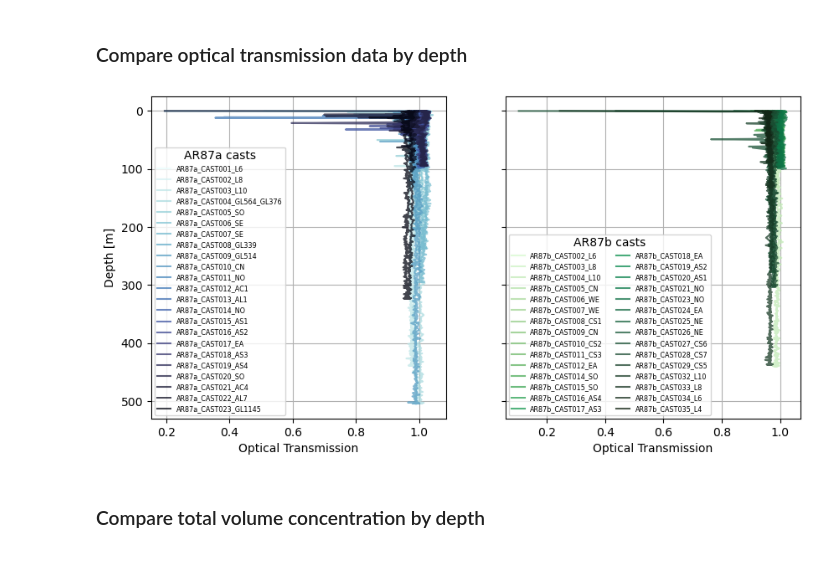
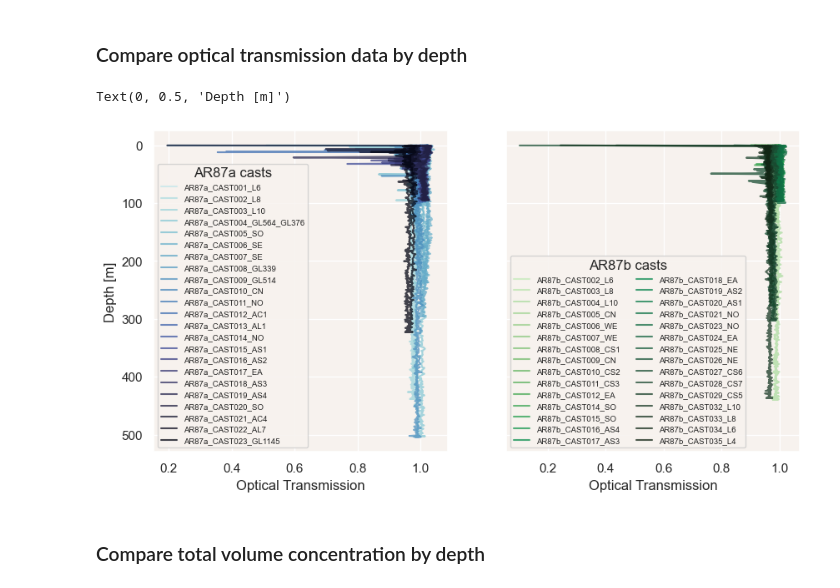
Before and after one commit to cooleyky/prtsz_deep_dive, a Jupyter notebook: pioneer21-lisst-characterization.ipynb, the cells around one changed output. Drawn from its saved outputs; the diff is of its cells as text; code cells hidden in the pictures.

Commit message:
Improve cast profile visualizations

```diff
--- a/pioneer21-lisst-characterization.ipynb
+++ b/pioneer21-lisst-characterization.ipynb
@@ -98,6 +99,8 @@ def scrape_lisst_list(readme_file):
     return pairs
 # %%
 # Define plotting and colormap functions
+sns.set_style("darkgrid", {"axes.facecolor": "F7F2EE"})
+
 def addprofile2axes(ax, data, variable, color, legendtitle=None, legendcol=1):
     ax.plot(data[variable], data["depth"],
              c=color, label=data.cast, alpha = 0.75)
@@ -107,12 +110,12 @@ def addprofile2axes(ax, data, variable, color, legendtitle=None, legendcol=1):
 
 def rgb_from_dict(list_in, cmap):
     # Get dictionary for colormap with one color for each cast
-    cmdict = cmocean.tools.get_dict(cmap, N=len(list_in))
+    cmdict = cmocean.tools.get_dict(cmap, N=len(list_in)+2)
     # Make lists of RGB values for cast loop
     red = [float(x[1]) for x in cmdict["red"]]
     green = [float(x[1]) for x in cmdict["green"]]
     blue = [float(x[1]) for x in cmdict["blue"]]
-    rgb = list(zip(red, green, blue,))
+    rgb = list(zip(red, green, blue))
     return rgb
 # %%
 # # Define additional plotting function to split data
@@ -298,7 +301,7 @@ def plot_lisst_profiles(lisst_casts, rgb, current_axes, param, legendtitle=None,
     n = 0
     loop = lisst_casts.copy()
     while len(loop)>0:
-        color = rgb[n]
+        color = rgb[n+2]
         key, value = loop.pop(0)
         lisst_path = RDA_URL + value
         lisst_ds = load_lisst(lisst_path, csvhdr)
@@ -312,23 +315,24 @@ def plot_lisst_profiles(lisst_casts, rgb, current_axes, param, legendtitle=None,
 # %%
 # Plot optical transmission for each leg
 fig, ax0 = plt.subplots(1, 2, figsize=(10,5), sharey=True)
 
 # loop through list of AR87a files
 ax0[0] = plot_lisst_profiles(pairs87a, rgb_a, ax0[0],
                              "optical_transmission", legendtitle="AR87a casts")
 
 # loop through list of AR87b files
 ax0[1] = plot_lisst_profiles(pairs87b, rgb_b, ax0[1],
                              "optical_transmission", legendtitle="AR87b casts",
                              legendcol=2)
 
 # Add final figure elements
 ax0[0].invert_yaxis()
-ax0[0].grid()
+# ax0[0].grid()
 ax0[0].set_ylabel("Depth [m]")
-ax0[1].grid()
+# ax0[1].grid()
 # %% [output]
+Text(0, 0.5, 'Depth [m]')
-[figure, old version]
+[figure, new version]
 # %% [markdown]
 ### Compare total volume concentration by depth
 # %%
```
Also changed, not shown: parts of 1 cell of this notebook, 1 other file.
